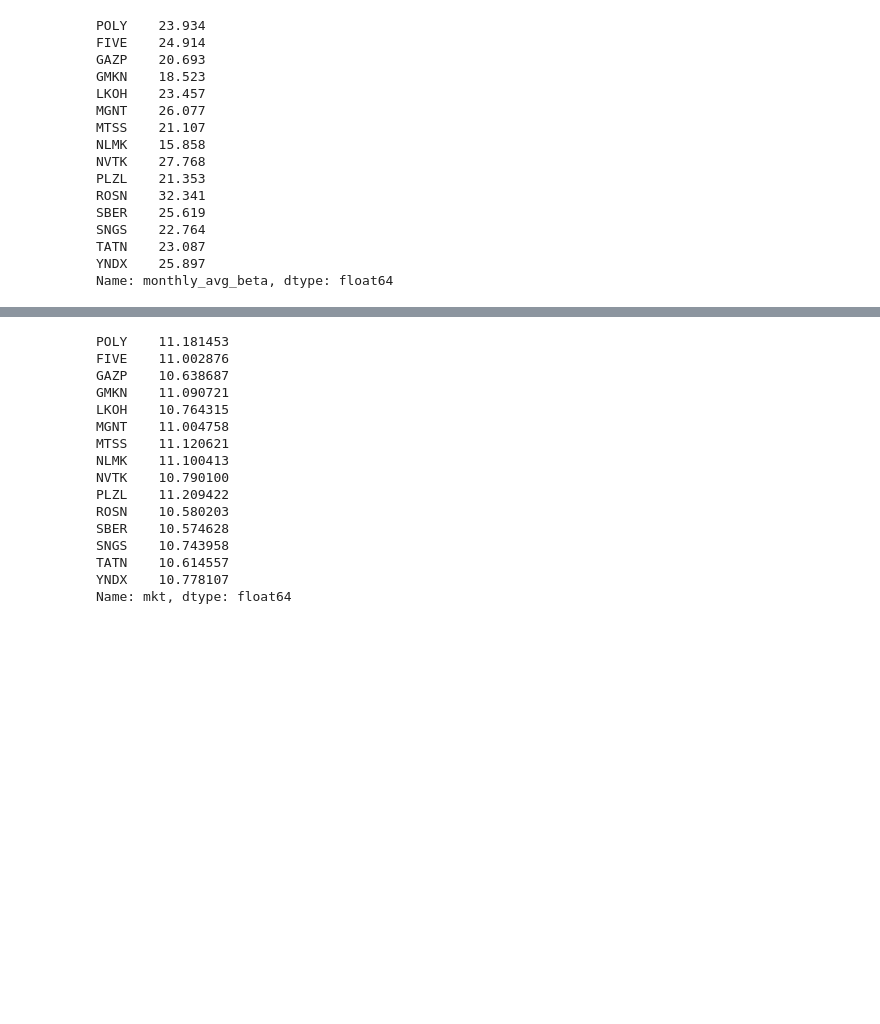
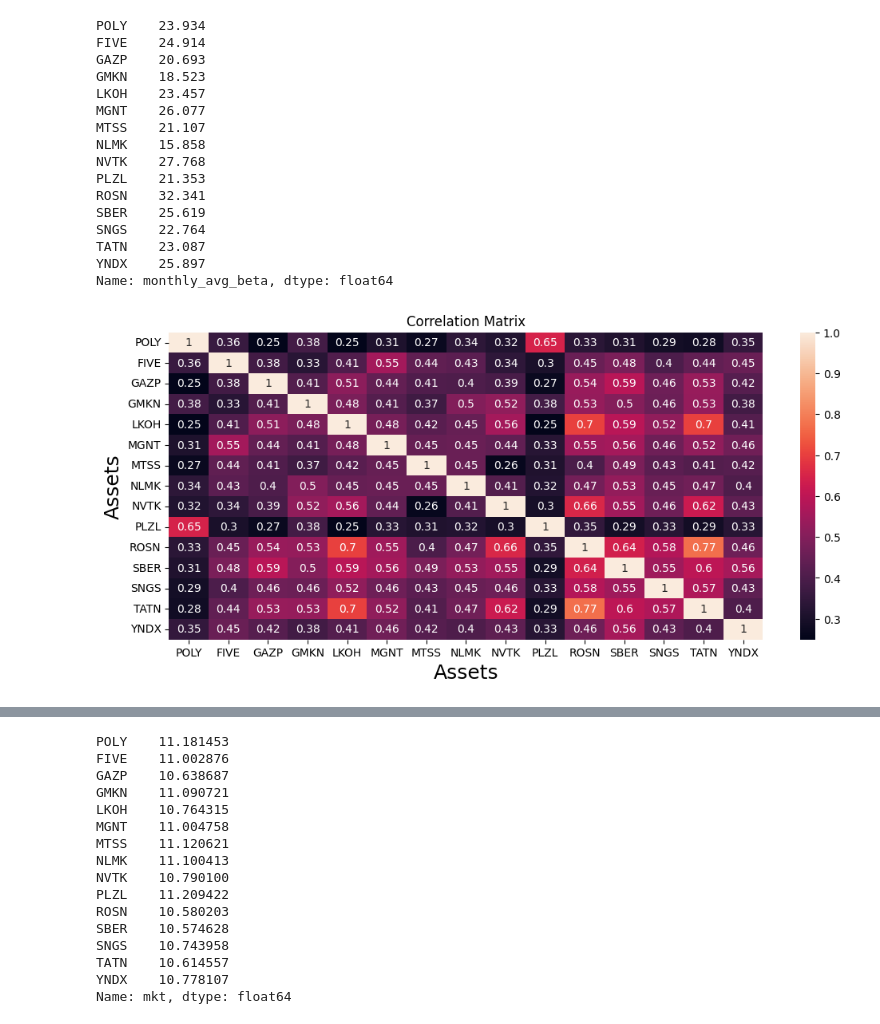
Before and after one commit to justniks/case_finance, a Jupyter notebook: portfolio_management.ipynb, the cells around one changed output, grey strips where cells are left out. Drawn from its saved outputs; the diff is of its cells as text; code cells hidden in the pictures; blank space fills up the shorter version.

```diff
--- a/portfolio_management.ipynb
+++ b/portfolio_management.ipynb
@@ -392,3 +398,16 @@ SNGS    22.764
 TATN    23.087
 YNDX    25.897
 Name: monthly_avg_beta, dtype: float64
+# %%
+def make_corr_mat(df):
+    corr_mat = df.corr()
+    plt.figure(figsize=(12, 5))
+    sns.heatmap(corr_mat, annot = True)
+    plt.title('Correlation Matrix')
+    plt.xlabel('Assets', fontsize=18)
+    plt.ylabel('Assets', fontsize=18)
+    plt.show();
+# %%
+make_corr_mat(df_assets_performance)
+# %% [output]
+[figure, added]
```
Also changed, not shown: parts of 8 cells of this notebook.
